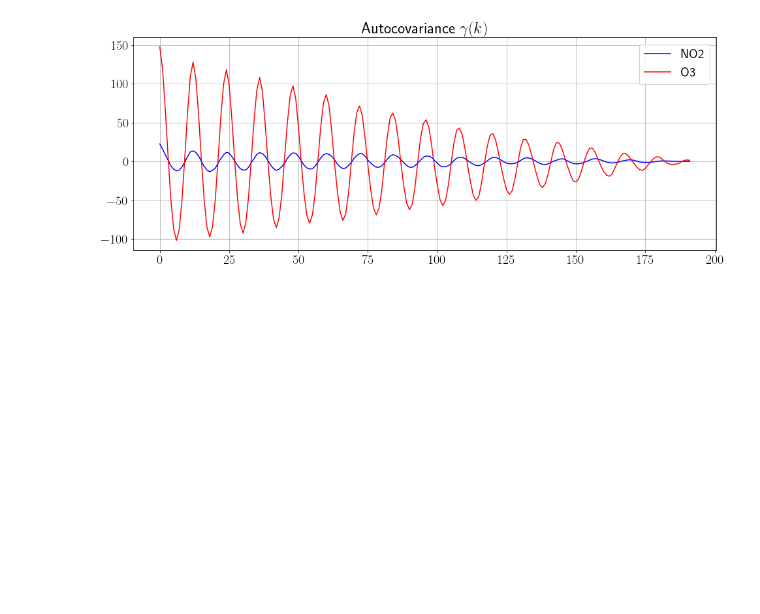
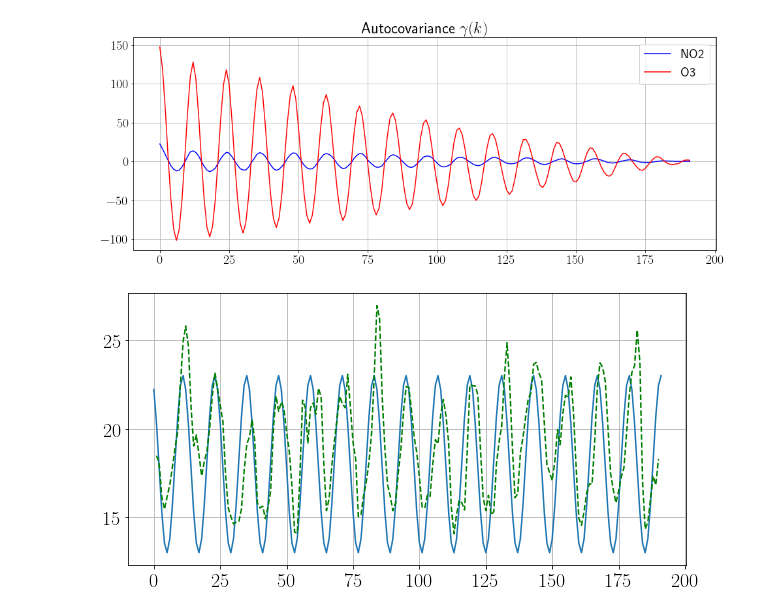
Before and after one commit to ndoyle815/MA930, a Jupyter notebook: Assignments/MA930 Assignment 2.ipynb, the cells around one changed output. Saved outputs shown, nothing was run; the diff lists cells and outputs as text; code cells hidden in the pictures; blank space fills up the shorter version.

```diff
--- a/Assignments/MA930 Assignment 2.ipynb
+++ b/Assignments/MA930 Assignment 2.ipynb
@@ -162,3 +166,31 @@ plt.title('Autocovariance $\gamma (k)$')
 plt.grid()
 # %% [output]
 [figure]
+# %%
+# smooth data
+def boxcar_smooth(arr, n):
+    newarr = []
+    for i in range(n,len(arr)-n):
+        newarr += [np.sum(arr[i-n:i+n])/(2*n+1)]
+
+    return np.array(newarr)
+# %%
+n = 1
+O3means_smooth = boxcar_smooth(O3means, n)
+NO2means_smooth = boxcar_smooth(NO2means, n)
+# %%
+ts = np.arange(0, nmonths)
+
+def signal(a, A, w, e, ts):
+    return a - A*np.sin(w*ts + e)
+
+# assume w = 2pi/12 (seasonality) and e = 0 (start at trough)
+
+fig = plt.figure(figsize=(10,5))
+plt.plot(ts, signal(18, 5, 2*np.pi/12, -1, ts))
+#plt.plot(range(nmonths), O3means, 'r', label='O3')
+#plt.plot(range(n,nmonths-n), O3means_smooth, '--g', label='O3')
+plt.plot(range(n,nmonths-n), NO2means_smooth, '--g', label='NO2')
+plt.grid()
+# %% [output]
+[figure, added]
```
Also changed, not shown: parts of 16 cells of this notebook.
